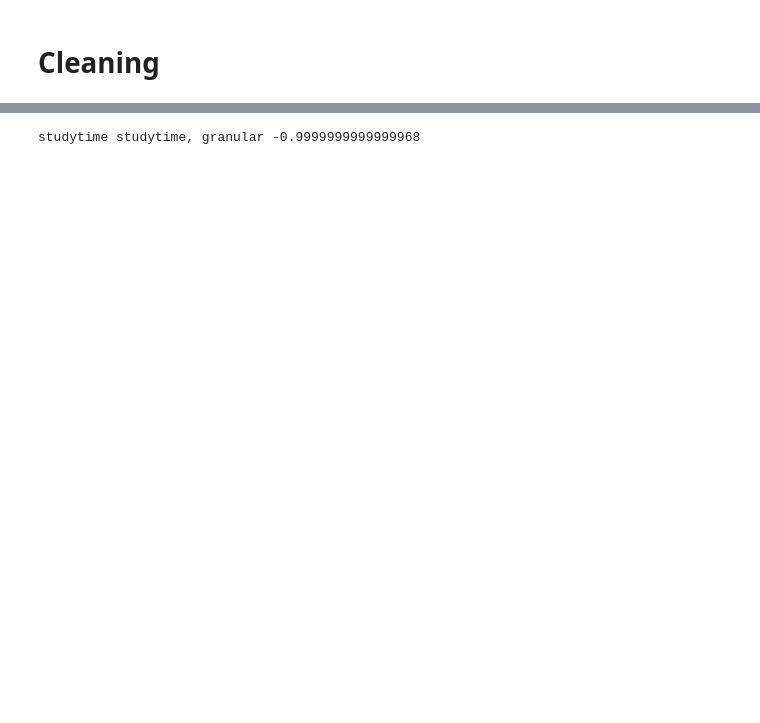
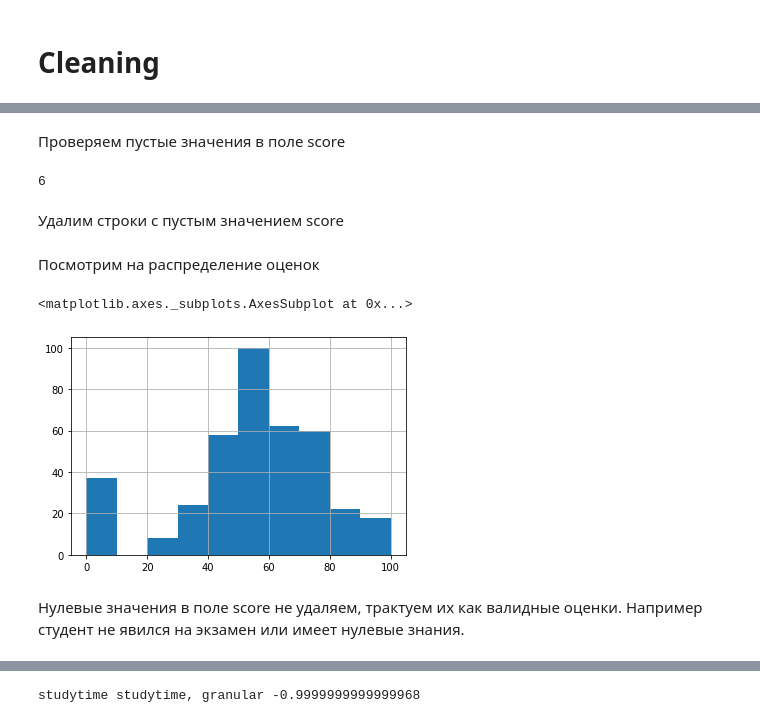
Before and after one commit to sashakang/skillfactory_rds, a Jupyter notebook: PROJECT-2 EDA/PROJECT-2 EDA.ipynb, the cells around one changed output, grey strips where cells are left out. Cells and saved outputs as stored; diff of their text form; code cells hidden in the pictures; blank space fills up the shorter version.

```diff
--- a/PROJECT-2 EDA/PROJECT-2 EDA.ipynb
+++ b/PROJECT-2 EDA/PROJECT-2 EDA.ipynb
@@ -20,2 +57,19 @@ df.famrel = df.famrel.apply(lambda x: x if x > 0 else None)
+# %% [markdown]
+Проверяем пустые значения в поле score
+# %%
+len(df[df.score.isnull()])
+# %% [output]
+6
+# %% [markdown]
+Удалим строки с пустым значением score
 # %%
 df.dropna(subset=['score'], inplace=True)
+# %% [markdown]
+Посмотрим на распределение оценок
+# %%
+df.score.hist()
+# %% [output]
+<matplotlib.axes._subplots.AxesSubplot at 0x...>
+[figure, added]
+# %% [markdown]
+Нулевые значения в поле score не удаляем, трактуем их как валидные оценки. Например студент не явился на экзамен или имеет нулевые знания.
```
Also changed, not shown: parts of 42 cells of this notebook, 1 other file.
